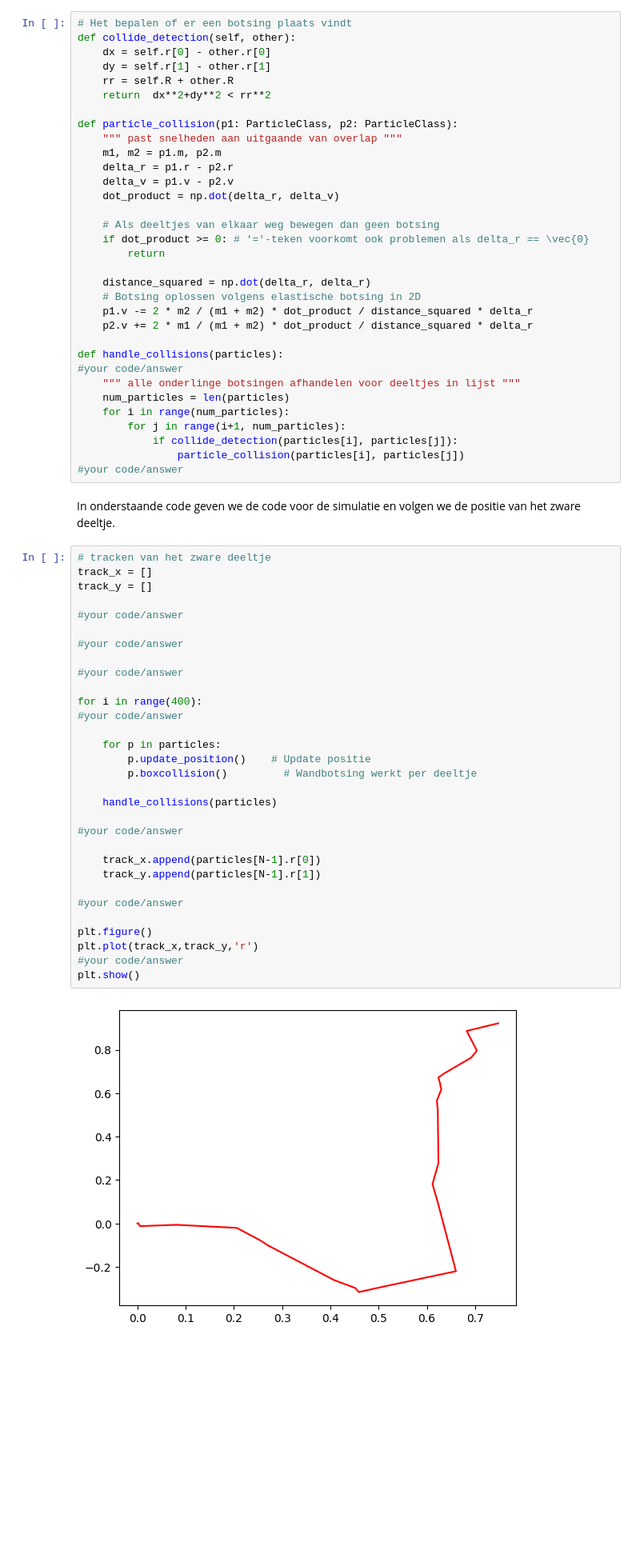
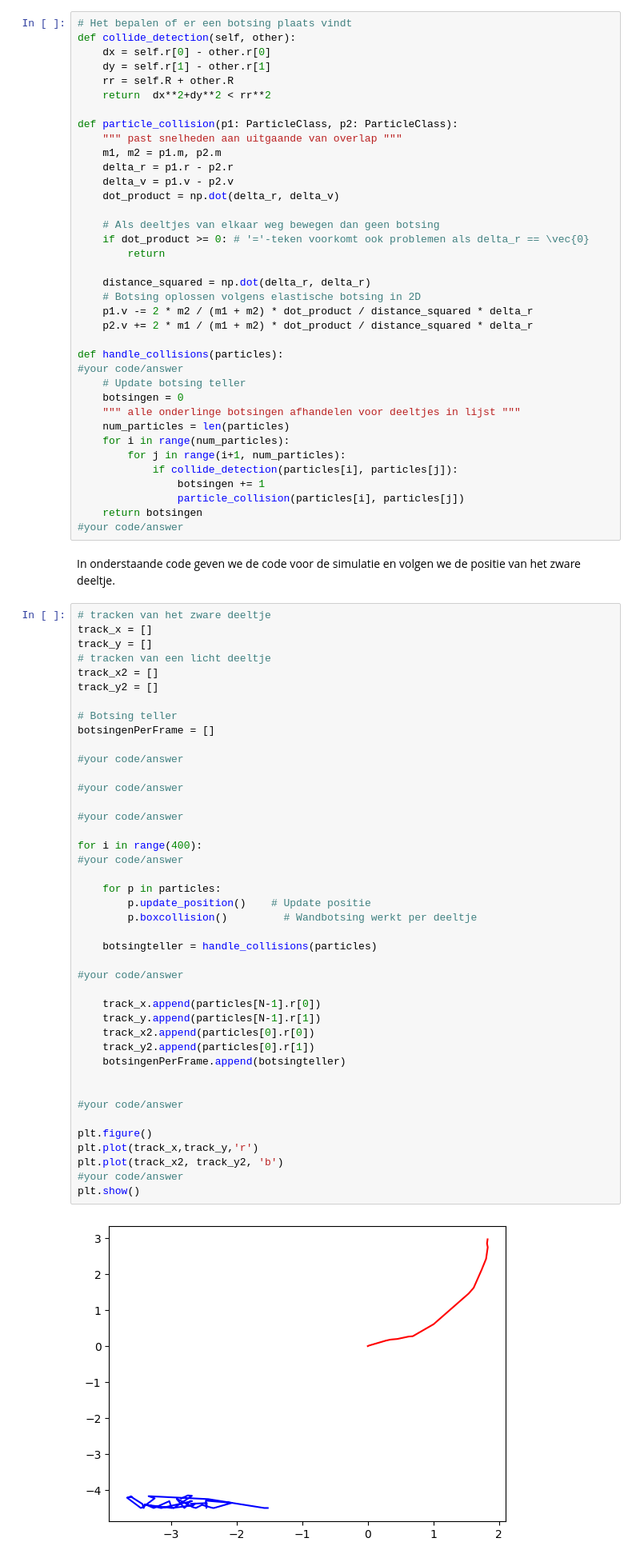
Before and after one commit to Ikbenjamin07/thermolab_MatthijsvOostrum_BenGeertman_groepje_3.5, a Jupyter notebook: Content/PySim/4_brownianmotion.ipynb, the cells around one changed output. Shown: that part at 80% size. Cells and saved outputs as stored; diff of their text form; blank space fills up the shorter version.

````diff
--- a/Content/PySim/4_brownianmotion.ipynb
+++ b/Content/PySim/4_brownianmotion.ipynb
@@ -147,12 +148,16 @@ def particle_collision(p1: ParticleClass, p2: ParticleClass):
 
 def handle_collisions(particles):
 #your code/answer
+    # Update botsing teller
+    botsingen = 0
     """ alle onderlinge botsingen afhandelen voor deeltjes in lijst """
     num_particles = len(particles)
     for i in range(num_particles):
         for j in range(i+1, num_particles):
             if collide_detection(particles[i], particles[j]):
+                botsingen += 1
                 particle_collision(particles[i], particles[j])
+    return botsingen
 #your code/answer
 # %% [markdown]
 In onderstaande code geven we de code voor de simulatie en volgen we de positie van het zware deeltje.
@@ -160,35 +165,46 @@ In onderstaande code geven we de code voor de simulatie en volgen we de positie
 # tracken van het zware deeltje
 track_x = []
 track_y = []
+# tracken van een licht deeltje
+track_x2 = []
+track_y2 = []
+
+# Botsing teller
+botsingenPerFrame = []
 
 #your code/answer
 
 #your code/answer
 
 #your code/answer
 
 for i in range(400):
 #your code/answer
 
     for p in particles:
         p.update_position()    # Update positie
         p.boxcollision()         # Wandbotsing werkt per deeltje
 
-    handle_collisions(particles)
+    botsingteller = handle_collisions(particles)
 
 #your code/answer
 
     track_x.append(particles[N-1].r[0])
     track_y.append(particles[N-1].r[1])
+    track_x2.append(particles[0].r[0])
+    track_y2.append(particles[0].r[1])
+    botsingenPerFrame.append(botsingteller)
+
 
 #your code/answer
 
 plt.figure()
 plt.plot(track_x,track_y,'r')
+plt.plot(track_x2, track_y2, 'b')
 #your code/answer
 plt.show()
 # %% [output]
-[figure, old version]
+[figure, new version]
 # %% [markdown]
 ```{exercise} Brownian motion in beeld
 :label: ex-brownian-3
````
Also changed, not shown: parts of 8 cells of this notebook.
